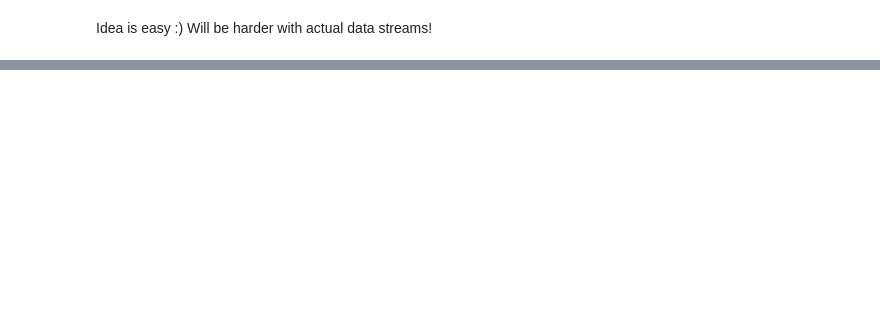
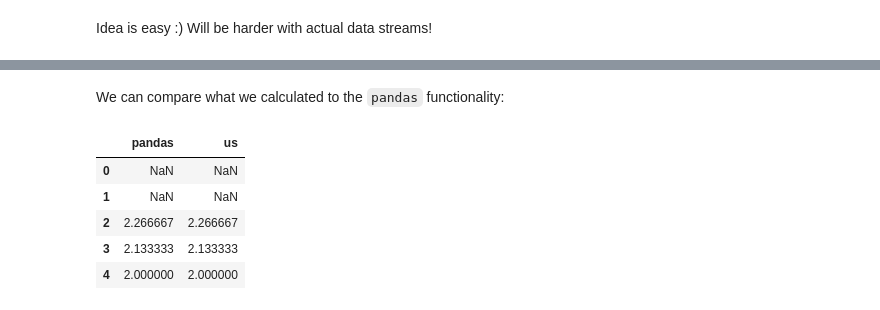
Before and after one commit to jbpost2/ST-554-Big-Data-with-Python, a Jupyter notebook: 02_Common_Streaming_Tasks.ipynb, the cells around one changed output, grey strips where cells are left out. Saved outputs shown, nothing was run; the diff lists cells and outputs as text; code cells hidden in the pictures; blank space fills up the shorter version.

```diff
--- a/02_Common_Streaming_Tasks.ipynb
+++ b/02_Common_Streaming_Tasks.ipynb
@@ -390,0 +514,21 @@ Idea is easy :)  Will be harder with actual data streams!
+# %%
+my_values = []
+rolling_means = [np.nan, np.nan]
+window = 3
+for i in range(air_data.shape[0]):
+    my_values.append(air_data.co_gt[i])
+    if i < window-1:
+        continue
+    rolling_means.append(np.mean(my_values))
+    my_values = my_values[1:]
+# %% [markdown]
+We can compare what we calculated to the `pandas` functionality:
+# %%
+pd.DataFrame(zip(air_data.rolling(3).co_gt.mean(), rolling_means), columns = ["pandas", "us"]).head()
+# %% [output]
+|  | pandas | us |
+| 0 | NaN | NaN |
+| 1 | NaN | NaN |
+| 2 | 2.266667 | 2.266667 |
+| 3 | 2.133333 | 2.133333 |
+| 4 | 2.000000 | 2.000000 |
```
Also changed, not shown: parts of 24 cells of this notebook.
